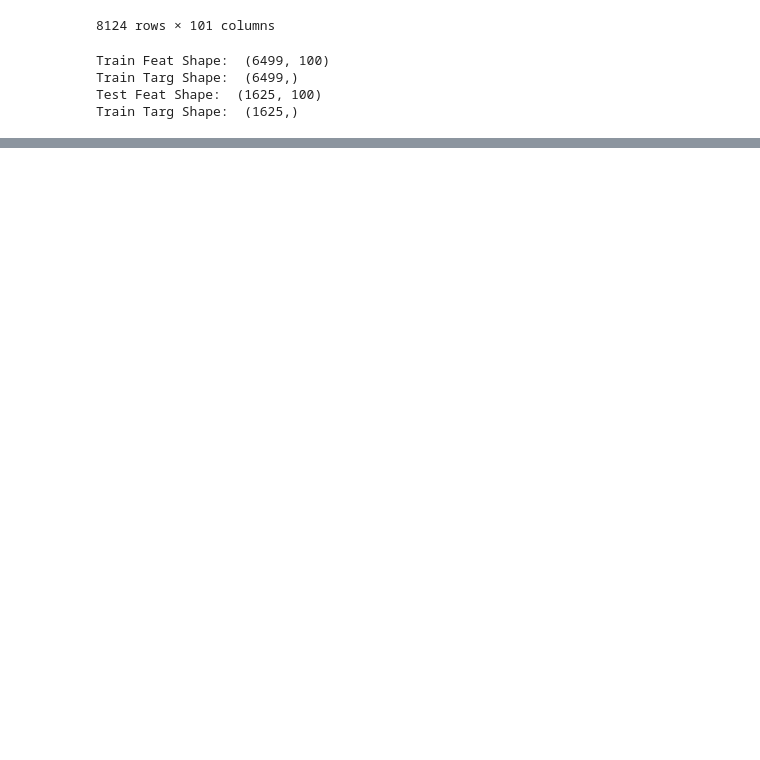
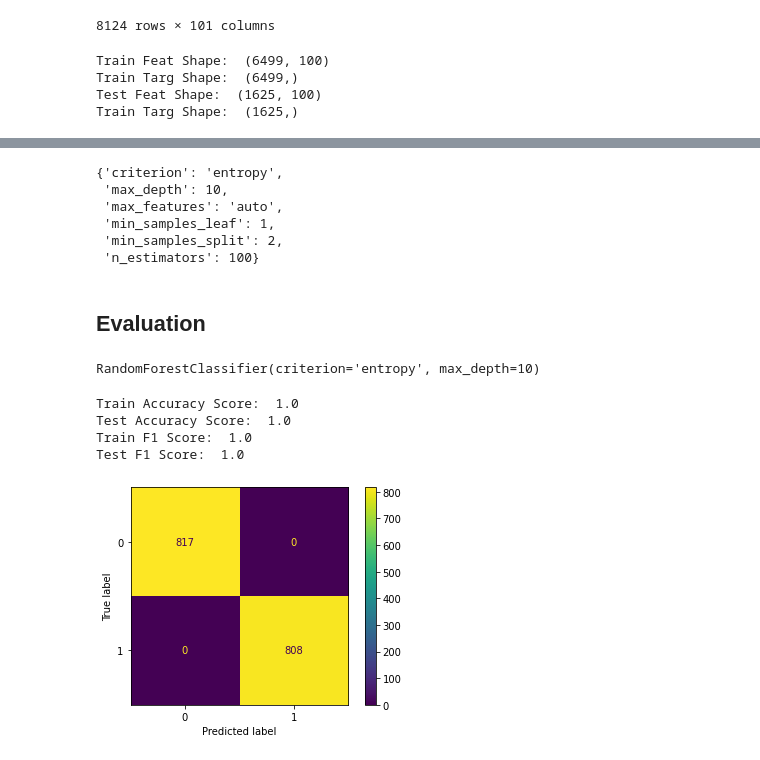
Before and after one commit to Mezuah4/mushroom_class, a Jupyter notebook: mushroom.ipynb, the cells around one changed output, grey strips where cells are left out. Saved outputs shown, nothing was run; the diff lists cells and outputs as text; code cells hidden in the pictures; blank space fills up the shorter version.

Commit message:
optimisation & evaluation

```diff
--- a/mushroom.ipynb
+++ b/mushroom.ipynb
@@ -237,0 +249,19 @@ Train Targ Shape:  (1625,)
+# %%
+# Parameter Grid
+rf_grid = {
+    "n_estimators": [10, 50, 100],
+    "criterion": ['entropy', 'gini'],
+    "max_depth": [1, 10, 100, 1000, None],
+    "min_samples_split": [2, 10, 20, 30, 40],
+    "min_samples_leaf": [1, 5, 10, 20],
+    "max_features":['auto']
+}
+# %%
+rf = GridSearchCV(estimator=RandomForestClassifier(),
+                  param_grid=rf_grid,
+                  cv=3,
+                  n_jobs=4,
+                  scoring='f1')
+
+# Grid Search
+rf.fit(x_train, y_train)
@@ -237,0 +277,43 @@ Train Targ Shape:  (1625,)
+# %%
+rf.best_params_
+# %% [output]
+{'criterion': 'entropy',
+ 'max_depth': 10,
+ 'max_features': 'auto',
+ 'min_samples_leaf': 1,
+ 'min_samples_split': 2,
+ 'n_estimators': 100}
+# %% [markdown]
+## Evaluation
+# %%
+# Retrain Best Model
+best_rf = RandomForestClassifier(criterion='entropy',
+                                 max_depth=10,
+                                 max_features='auto',
+                                 min_samples_leaf=1,
+                                 min_samples_split=2,
+                                 n_estimators=100)
+
+best_rf.fit(x_train, y_train)
+# %% [output]
+RandomForestClassifier(criterion='entropy', max_depth=10)
+# %%
+# Get Training and Test Scores
+dt_pred_train = best_rf.predict(x_train)
+dt_pred_test = best_rf.predict(x_test)
+
+print("Train Accuracy Score: ", accuracy_score(y_train, dt_pred_train))
+print("Test Accuracy Score: ", accuracy_score(y_test, dt_pred_test))
+
+print("Train F1 Score: ", f1_score(y_train, dt_pred_train, average='macro'))
+print("Test F1 Score: ", f1_score(y_test, dt_pred_test, average='macro'))
+# %% [output]
+Train Accuracy Score:  1.0
+Test Accuracy Score:  1.0
+Train F1 Score:  1.0
+Test F1 Score:  1.0
+# %%
+ConfusionMatrixDisplay.from_predictions(y_test, dt_pred_test)
+plt.show()
+# %% [output]
+[figure, added]
```
Also changed, not shown: parts of 3 cells of this notebook.
